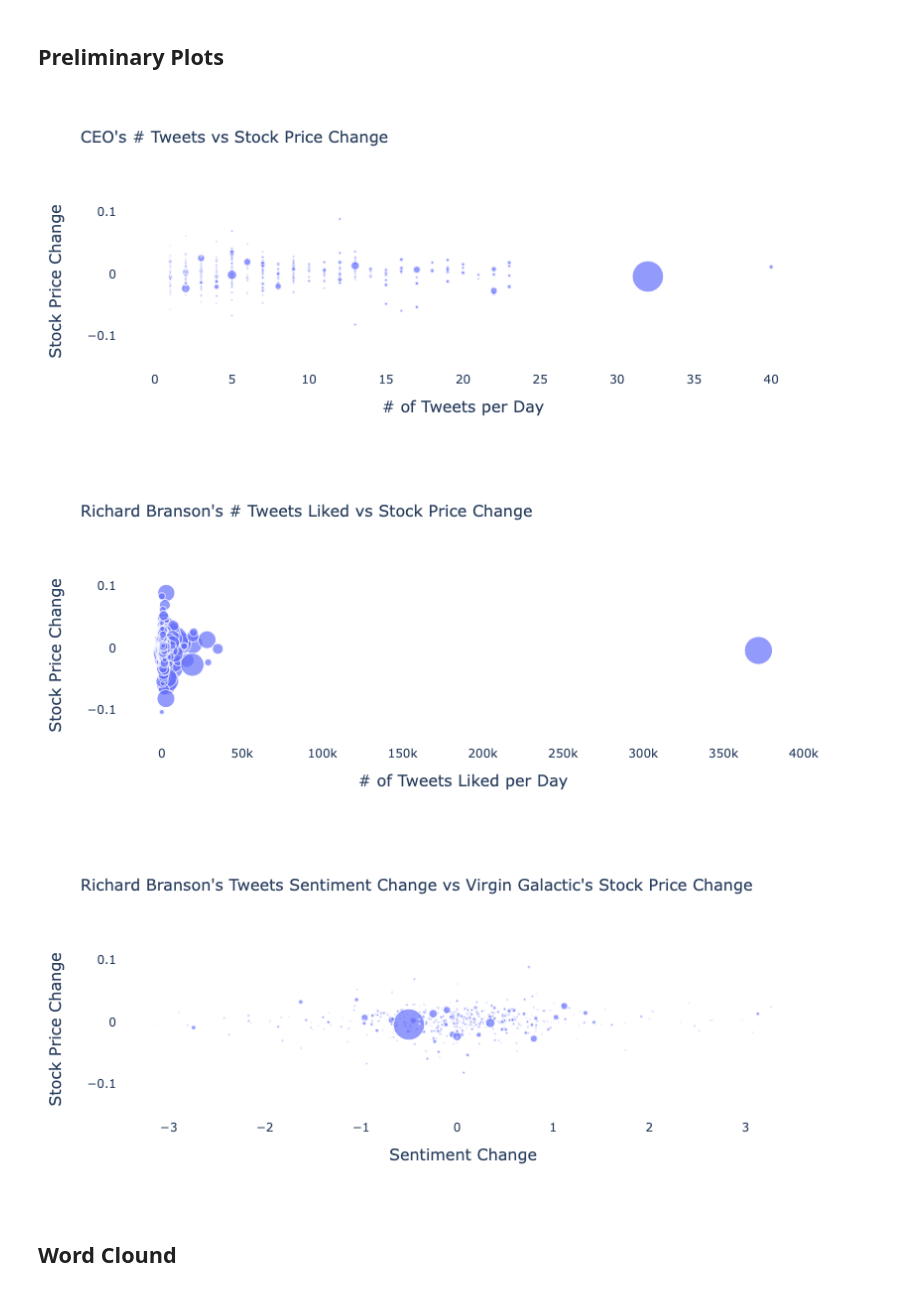
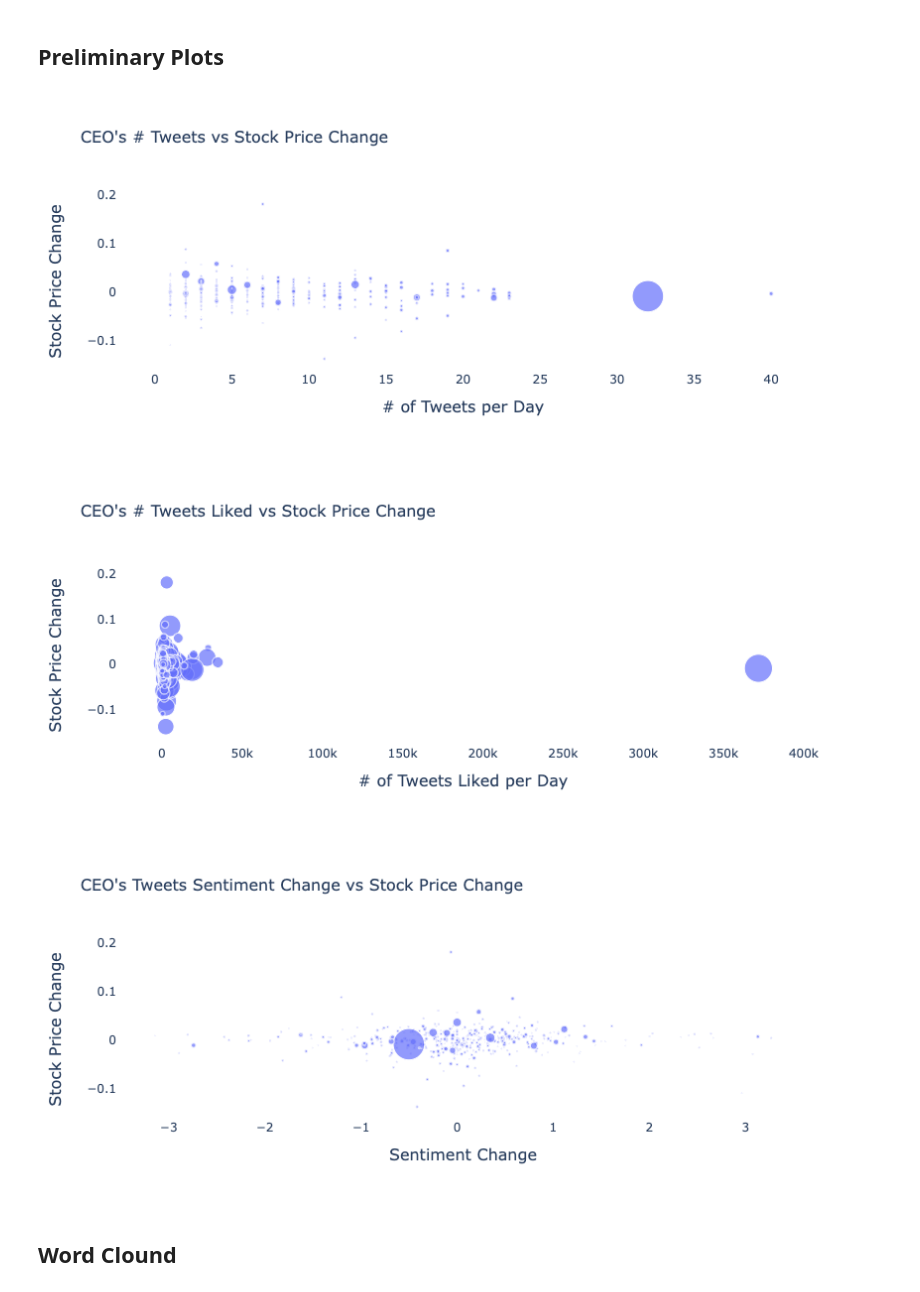
Before and after one commit to NB-01/twitter, a Jupyter notebook: data_cleaning_mu.ipynb, the cells around one changed output. Saved outputs shown, nothing was run; the diff lists cells and outputs as text; code cells hidden in the pictures.

```diff
--- a/data_cleaning_mu.ipynb
+++ b/data_cleaning_mu.ipynb
@@ -30,7 +30,7 @@ def cleantext(text):
 def Tweet_Clean(csv):
 
     # Pulling CSV with Twitter information. Check ceo_name.ipynb for data extraction:
-    ceo_tweets = pd.read_csv("data/raw/branson.csv")
+    ceo_tweets = pd.read_csv(csv)
     columns_chosed = ['created_at','full_text','id','source','favorite_count','retweet_count']
     ceo_tweets = ceo_tweets[columns_chosed]
 
@@ -115,10 +115,10 @@ def Merging_dfs(stock_df,ceo_tweets):
 # %% [markdown]
 ## Applying the functions:
 # %%
-ceo_tweets = Tweet_Clean("data/raw/timcook.csv")
-stock_df = Stock_Clean("data/raw/AAPL.csv")
+ceo_tweets = Tweet_Clean("data/raw/drewhouston.csv")
+stock_df = Stock_Clean("data/raw/DBX.csv")
 df_stock_tweets = Merging_dfs(stock_df,ceo_tweets)
-df_stock_tweets.to_csv('data/processed/timcook_cleaned.csv', index=False)
+df_stock_tweets.to_csv('data/processed/drewhouston_cleaned.csv', index=False)
 df_stock_tweets
 # %% [output]
 |  | Date | Close | Return | Tweets | Agg_count | Agg_retweet | Agg_favorite | Subjectivity_mean | ... |
@@ -158,7 +158,7 @@ fig.update_layout(
 )
 fig.show()
 # %% [output]
-[figure, old version]
+[figure, new version]
 # %%
 fig = go.Figure()
 _ = fig.add_trace(go.Scatter(
@@ -177,34 +177,34 @@ fig.update_layout(
     yaxis={"title": {"text": "Stock Price Change", "font": {"size": 16}}},
     xaxis={"title": {"text": "# of Tweets Liked per Day", "font": {"size": 16}}},
     # hovermode="x",
-    title={'text': "Richard Branson's # Tweets Liked vs Stock Price Change", "font": {"size": 16}}
+    title={'text': "CEO's # Tweets Liked vs Stock Price Change", "font": {"size": 16}}
 )
 fig.show()
 # %% [output]
-[figure, old version]
+[figure, new version]
 # %%
 fig = go.Figure()
 _ = fig.add_trace(go.Scatter(
     x= df_stock_tweets["Polarity_chg"],
     y= df_stock_tweets['Return'],
     mode="markers",
     marker={"size": df_stock_tweets['Agg_favorite'], "sizemode": "area",
                                     "sizeref": 2*max(df_stock_tweets['Agg_favorite']/1000)},
     hovertemplate= "Polarity of Tweets: %{x:.1f}<br>" +
     "Stock Price Change: %{y:.1f}<br>" +
     "Number of Likes: %{marker.size:,}" +
     "<extra></extra>"
 ))
 fig.update_layout(
     plot_bgcolor="white",
     # hovermode="x",
     xaxis={"title": {"text": "Sentiment Change", "font": {"size": 16}}},
     yaxis={"title": {"text": "Stock Price Change", "font": {"size": 16}}},
-    title={'text': "Richard Branson's Tweets Sentiment Change vs Virgin Galactic's Stock Price Change", "font": {"size": 16}}
+    title={'text': "CEO's Tweets Sentiment Change vs Stock Price Change", "font": {"size": 16}}
 )
 fig.show()
 # %% [output]
-[figure, old version]
+[figure, new version]
 # %% [markdown]
 ## Word Clound
 # %%
```
Also changed, not shown: parts of 1 cell of this notebook.
